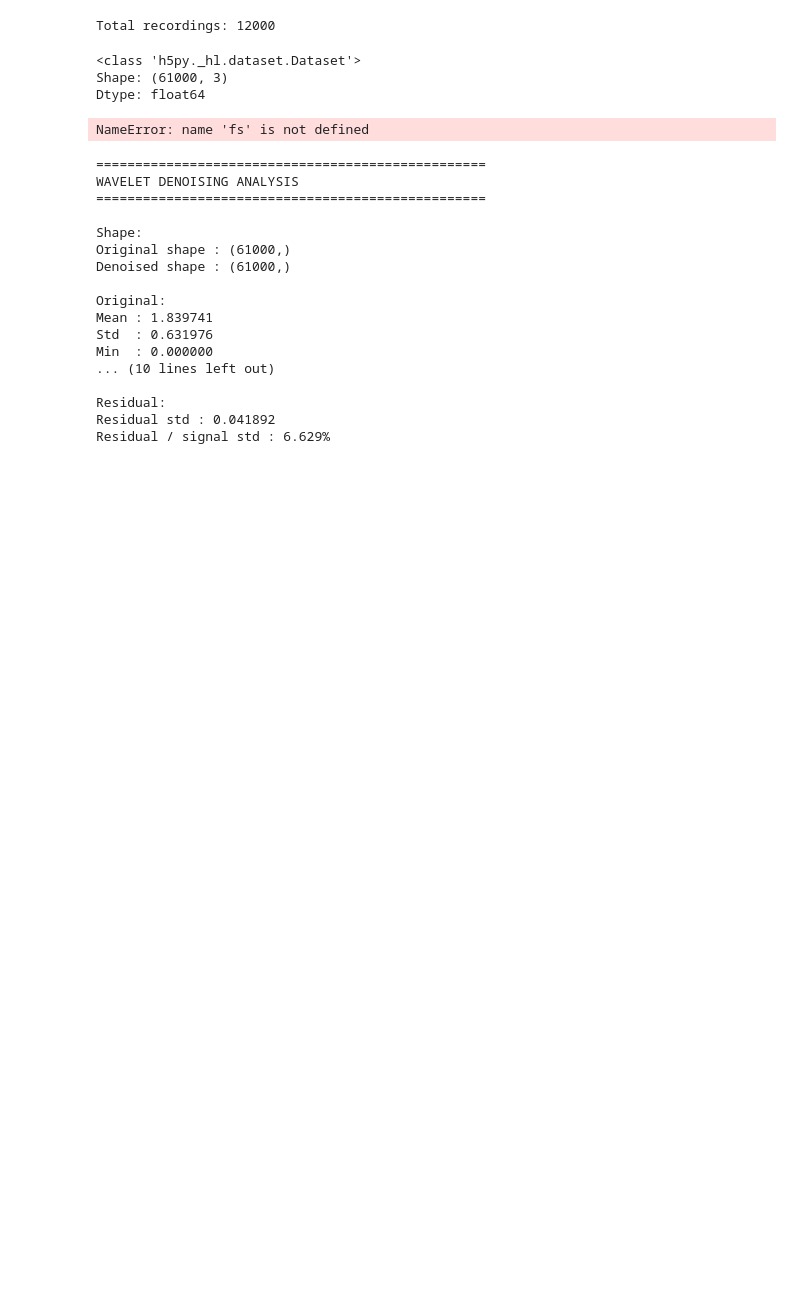
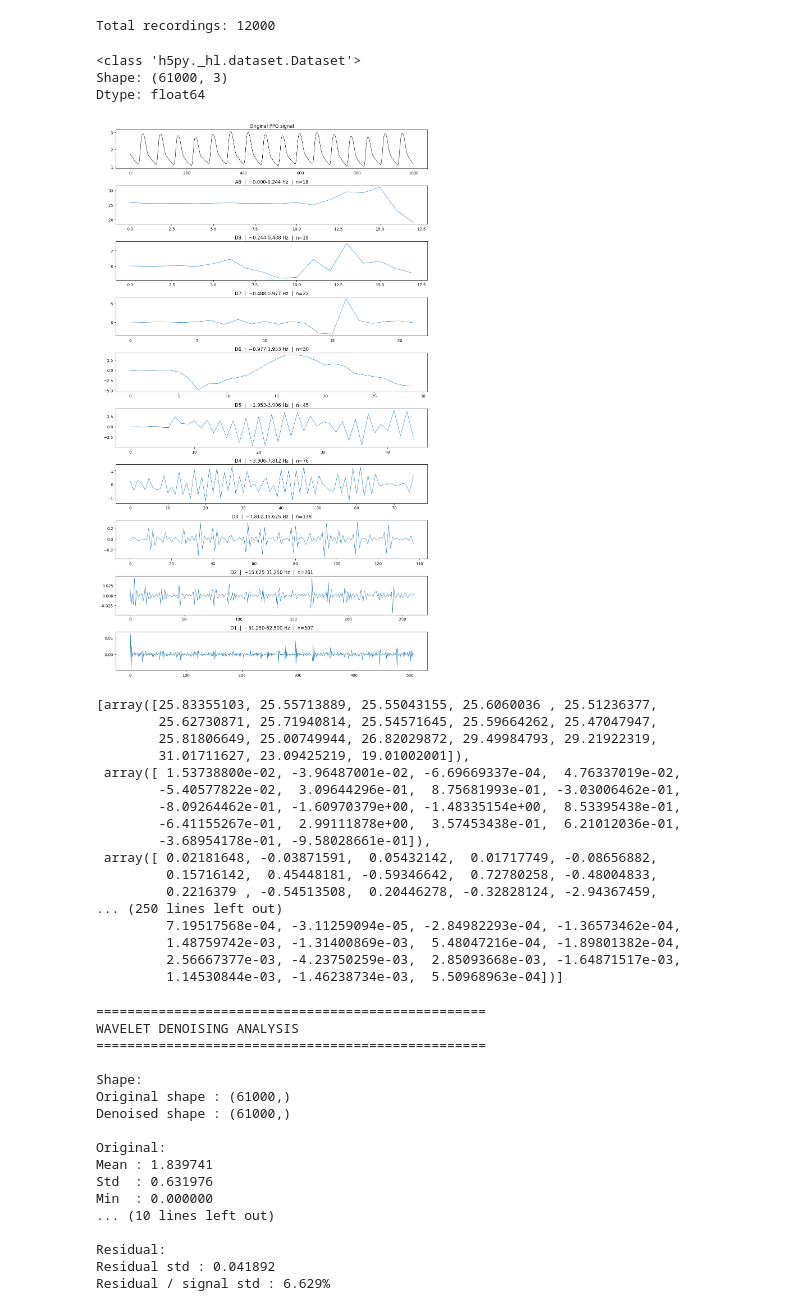
Before and after one commit to Yashvi1701/BP_estimation, a Jupyter notebook: UCI/dwt.ipynb, the cells around one changed output. Drawn from its saved outputs; the diff is of its cells as text; code cells hidden in the pictures; blank space fills up the shorter version.

```diff
--- a/UCI/dwt.ipynb
+++ b/UCI/dwt.ipynb
@@ -476,10 +476,27 @@ def plot_dwt_levels(ppg, wavelet="db8", level=10, fs=125):
 
     return coeffs
 # %%
-ppg = recording[:, 0]
-plot_dwt_levels(ppg, wavelet="db8", level=8, fs=fs)
+ppg = recording[:1000, 0]
+plot_dwt_levels(ppg, wavelet="db8", level=8, fs=125)
 # %% [output]
+[figure, added]
-NameError: name 'fs' is not defined
+[array([25.83355103, 25.55713889, 25.55043155, 25.6060036 , 25.51236377,
+        25.62730871, 25.71940814, 25.54571645, 25.59664262, 25.47047947,
+        25.81806649, 25.00749944, 26.82029872, 29.49984793, 29.21922319,
+        31.01711627, 23.09425219, 19.01002001]),
+ array([ 1.53738800e-02, -3.96487001e-02, -6.69669337e-04,  4.76337019e-02,
+        -5.40577822e-02,  3.09644296e-01,  8.75681993e-01, -3.03006462e-01,
+        -8.09264462e-01, -1.60970379e+00, -1.48335154e+00,  8.53395438e-01,
+        -6.41155267e-01,  2.99111878e+00,  3.57453438e-01,  6.21012036e-01,
+        -3.68954178e-01, -9.58028661e-01]),
+ array([ 0.02181648, -0.03871591,  0.05432142,  0.01717749, -0.08656882,
+         0.15716142,  0.45448181, -0.59346642,  0.72780258, -0.48004833,
+         0.2216379 , -0.54513508,  0.20446278, -0.32828124, -2.94367459,
+... (250 lines left out)
+         7.19517568e-04, -3.11259094e-05, -2.84982293e-04, -1.36573462e-04,
+         1.48759742e-03, -1.31400869e-03,  5.48047216e-04, -1.89801382e-04,
+         2.56667377e-03, -4.23750259e-03,  2.85093668e-03, -1.64871517e-03,
+         1.14530844e-03, -1.46238734e-03,  5.50968963e-04])]
 # %%
 ppg = recording[:, 0]
 
```
Also changed, not shown: 1 other file.
